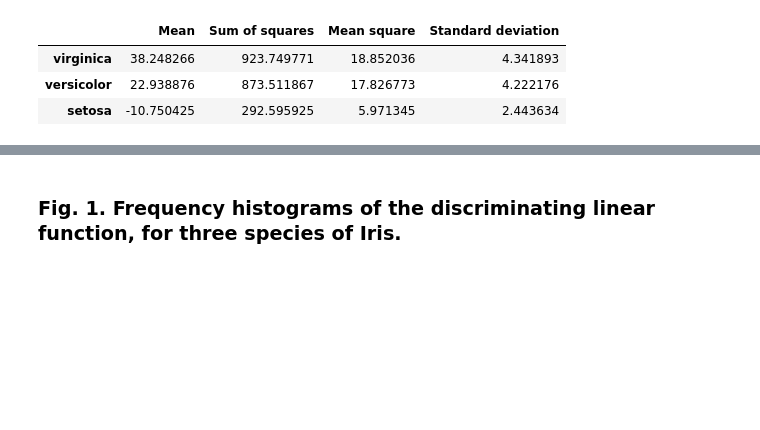
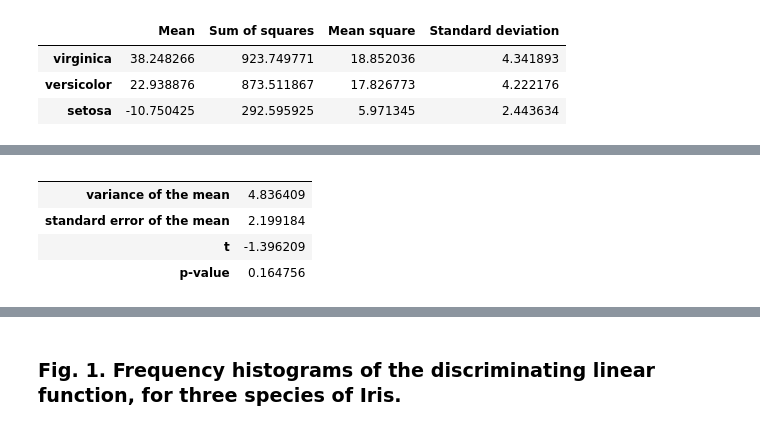
Before and after one commit to danilobellini/scientific-literature, a Jupyter notebook: 1936-Fisher/Fisher_1936.ipynb, the cells around one changed output, grey strips where cells are left out. Saved outputs shown, nothing was run; the diff lists cells and outputs as text; code cells hidden in the pictures; blank space fills up the shorter version.

```diff
--- a/1936-Fisher/Fisher_1936.ipynb
+++ b/1936-Fisher/Fisher_1936.ipynb
@@ -1762,0 +1799,3 @@ table9
+# %%
+compound_wsum_diff = compounds_mean.dot([2, -3, 1])
+compound_wsum_diff
@@ -1762,0 +1816,14 @@ table9
+# %%
+compound_vm = compounds_ms.dot([4, 9, 1]) / n
+compound_sem = np.sqrt(compound_vm)
+t = compound_wsum_diff / compound_sem
+pvalue_t = 2 * stats.t.sf(abs(t), 3 * (n - 1))
+pd.DataFrame([compound_vm, compound_sem, t, pvalue_t], columns=[""],
+             index=["variance of the mean", "standard error of the mean",
+                    "t", "p-value"])
+# %% [output]
+|  |  |
+| variance of the mean | 4.836409 |
+| standard error of the mean | 2.199184 |
+| t | -1.396209 |
+| p-value | 0.164756 |
```
Also changed, not shown: parts of 19 cells of this notebook.
